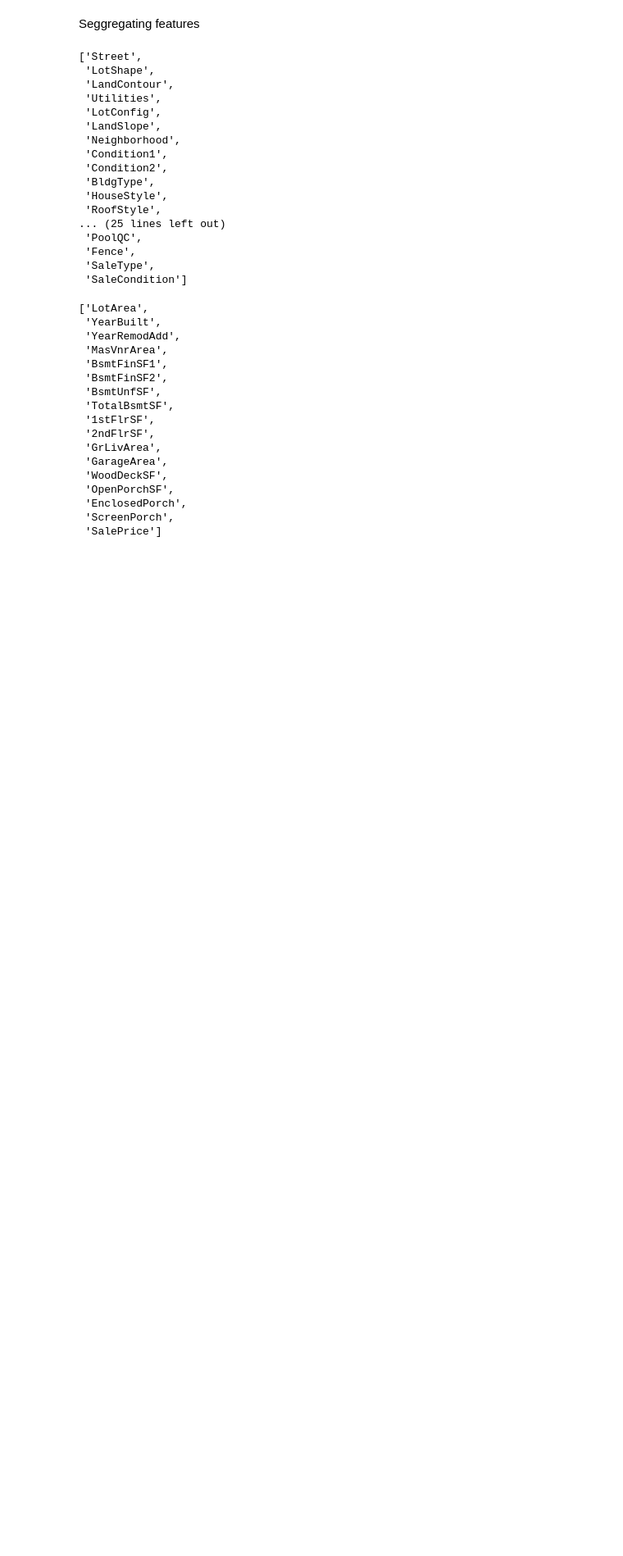
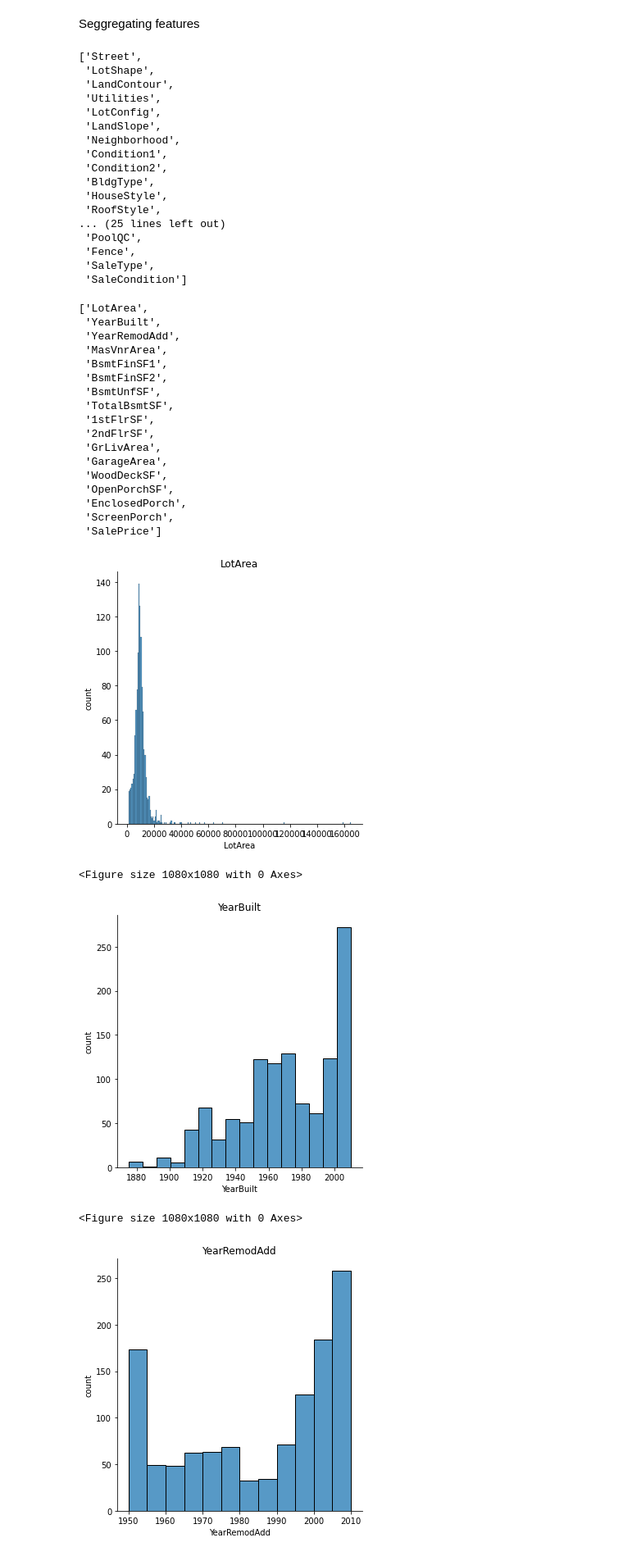
Before and after one commit to KaviyaKathiroli/MyWorks, a Jupyter notebook: FlipHomePrice/housing_collab.ipynb, the cells around one changed output. Shown: that part at 82% size. Saved outputs shown, nothing was run; the diff lists cells and outputs as text; code cells hidden in the pictures; blank space fills up the shorter version.

```diff
--- a/FlipHomePrice/housing_collab.ipynb
+++ b/FlipHomePrice/housing_collab.ipynb
@@ -383,21 +383,21 @@ data.describe()
 # %% [markdown]
 Dropping non related columns
 # %%
-data.drop(['Id'],axis=1,inplace=True)
-data.drop(['MSSubClass'],axis=1,inplace=True)
-data.drop(['MSZoning'],axis=1,inplace=True)
-data.drop(['LotFrontage'],axis=1,inplace=True)
-data.drop(['Alley'],axis=1,inplace=True)
-data.drop(['GarageCars'],axis=1,inplace=True)
-data.drop(['MiscFeature'],axis=1,inplace=True)
-data.drop(['MiscVal'],axis=1,inplace=True)
+price.drop(['Id'],axis=1,inplace=True)
+price.drop(['MSSubClass'],axis=1,inplace=True)
+price.drop(['MSZoning'],axis=1,inplace=True)
+price.drop(['LotFrontage'],axis=1,inplace=True)
+price.drop(['Alley'],axis=1,inplace=True)
+price.drop(['GarageCars'],axis=1,inplace=True)
+price.drop(['MiscFeature'],axis=1,inplace=True)
+price.drop(['MiscVal'],axis=1,inplace=True)
 # %% [markdown]
 Seggregating features
 # %%
-numerical_feature=[feature for feature in data.columns if data[feature].dtypes!='O']
-descrete_feature=[feature for feature in numerical_feature if len(data[feature].unique())<25]
+numerical_feature=[feature for feature in price.columns if price[feature].dtypes!='O']
+descrete_feature=[feature for feature in numerical_feature if len(price[feature].unique())<25]
 cont_feature=[feature for feature in numerical_feature if feature not in descrete_feature]
-category_feature=[feature for feature in data.columns if feature not in numerical_feature]
+category_feature=[feature for feature in price.columns if feature not in numerical_feature]
 # %%
 category_feature
 # %% [output]
@@ -440,10 +440,16 @@ cont_feature
  'SalePrice']
 # %%
 for feature in cont_feature:
-    data_house=data.copy()
-    sns.displot(data[feature])
+    data=price.copy()
+    sns.displot(price[feature])
     plt.xlabel(feature)
     plt.ylabel('count')
     plt.title(feature)
     plt.figure(figsize=(15,15))
     plt.show()
+# %% [output]
+[figure, added]
+<Figure size 1080x1080 with 0 Axes>
+[figure, added]
+<Figure size 1080x1080 with 0 Axes>
+[figure, added]
```
Also changed, not shown: parts of 19 cells of this notebook.
